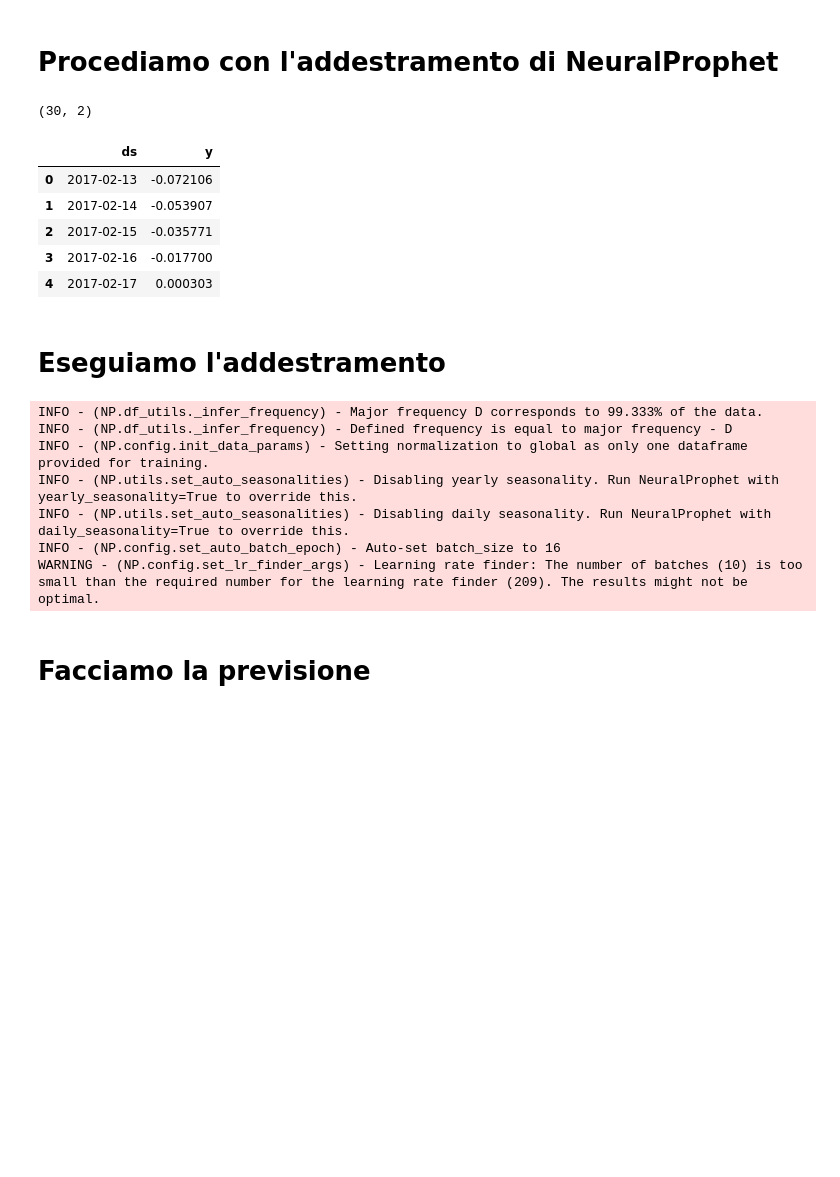
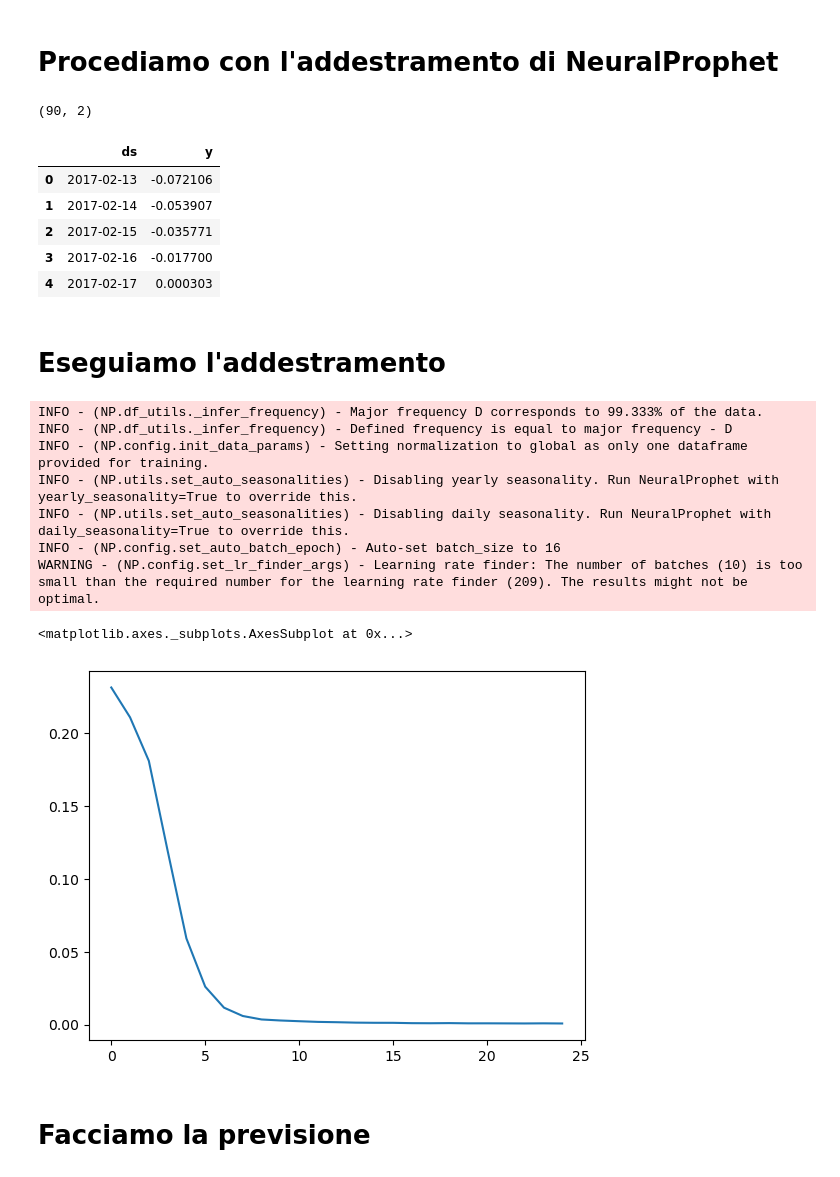
Before and after one commit to Simone-Scalella/AgriVision2022, a Jupyter notebook: forecast.ipynb, the cells around one changed output. Saved outputs shown, nothing was run; the diff lists cells and outputs as text; code cells hidden in the pictures; blank space fills up the shorter version.

```diff
--- a/forecast.ipynb
+++ b/forecast.ipynb
@@ -21,7 +21,8 @@ NDVI.mean().plot()
 # Costruiamo il dataframe per l'addestramento
 # Devo ricostruire le date
 
-scostamento = 120
+scostamento = 60
+PTest = 120
 
 rangeForNewDate = range(43,193)
 rangeForNewDate2 = range(43,193-scostamento) # Pixel di prova per fare predizione
@@ -37,7 +38,7 @@ serie = NDVI.mean().data_matrix.flatten()
 
 for a in rangeForNewDate2:
     days2.append((zeroDay + datetime.timedelta(days=a)))
-serie2 = NDVI[120].data_matrix.flatten()[:-(scostamento)]
+serie2 = NDVI[PTest].data_matrix.flatten()[:-(scostamento)]
 
 
 d = {'ds': days, 'y': serie}
@@ -47,7 +48,7 @@ data2 = pd.DataFrame(data=d2)
 print(data2.shape)
 data.head(5)
 # %% [output]
-(30, 2)
+(90, 2)
 |  | ds | y |
 | 0 | 2017-02-13 | -0.072106 |
 | 1 | 2017-02-14 | -0.053907 |
@@ -58,15 +59,18 @@ data.head(5)
 # Eseguiamo l'addestramento
 # %%
 m = NeuralProphet()
-model = m.fit(data, freq='D', epochs=100)
+model = m.fit(data, freq='D', epochs=25)
+model['Loss'].plot()
 # %% [output]
 INFO - (NP.df_utils._infer_frequency) - Major frequency D corresponds to 99.333% of the data.
 INFO - (NP.df_utils._infer_frequency) - Defined frequency is equal to major frequency - D
 INFO - (NP.config.init_data_params) - Setting normalization to global as only one dataframe provided for training.
 INFO - (NP.utils.set_auto_seasonalities) - Disabling yearly seasonality. Run NeuralProphet with yearly_seasonality=True to override this.
 INFO - (NP.utils.set_auto_seasonalities) - Disabling daily seasonality. Run NeuralProphet with daily_seasonality=True to override this.
 INFO - (NP.config.set_auto_batch_epoch) - Auto-set batch_size to 16
 WARNING - (NP.config.set_lr_finder_args) - Learning rate finder: The number of batches (10) is too small than the required number for the learning rate finder (209). The results might not be optimal.
+<matplotlib.axes._subplots.AxesSubplot at 0x...>
+[figure, added]
 # %% [markdown]
 # Facciamo la previsione
 # %%
```
Also changed, not shown: parts of 3 cells of this notebook, 1 other file.
